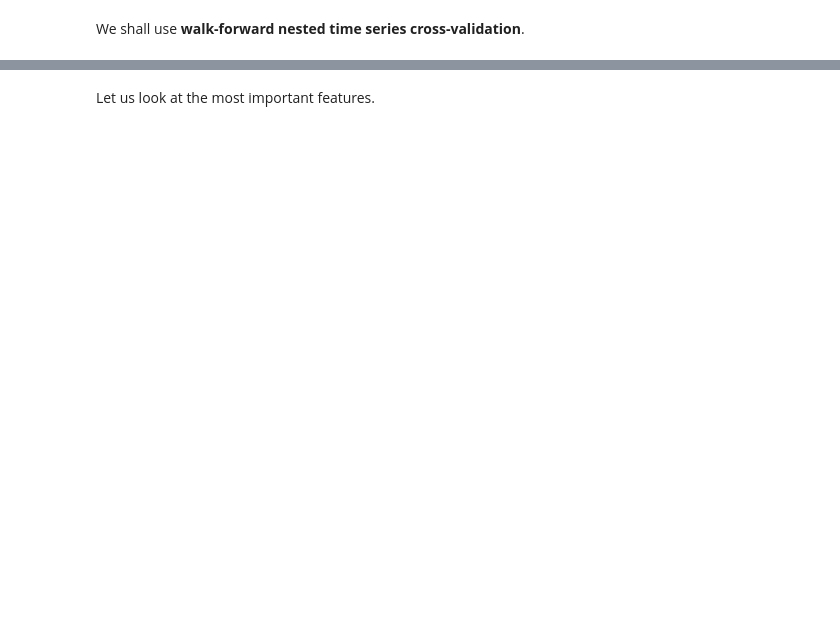
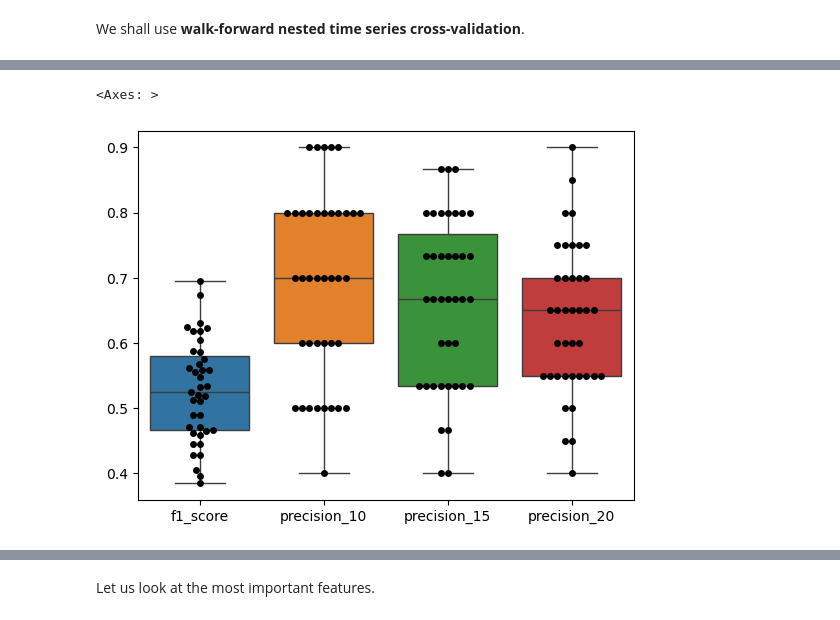
Before and after one commit to Erdos-Projects/summer26-nomination-worthy-books, a Jupyter notebook: CLEAN-REPO/models/xgb_ranker.ipynb, the cells around one changed output, grey strips where cells are left out. Saved outputs shown, nothing was run; the diff lists cells and outputs as text; code cells hidden in the pictures; blank space fills up the shorter version.

```diff
--- a/CLEAN-REPO/models/xgb_ranker.ipynb
+++ b/CLEAN-REPO/models/xgb_ranker.ipynb
@@ -276 +169,10 @@ sns.swarmplot(data=cv_result[['f1_score', 'recall', 'precision']], ax=ax, color=
+# %%
+import seaborn as sns
+
+ax = sns.boxplot(data=cv_result[['f1_score', 'precision_10', 'precision_15', 'precision_20']])
+
+sns.swarmplot(data=cv_result[['f1_score', 'precision_10', 'precision_15', 'precision_20']], ax=ax, color='black')
+# %% [output]
+<Axes: >
+[figure, added]
 # %%
```
Also changed, not shown: parts of 37 cells of this notebook, 1 other file.
